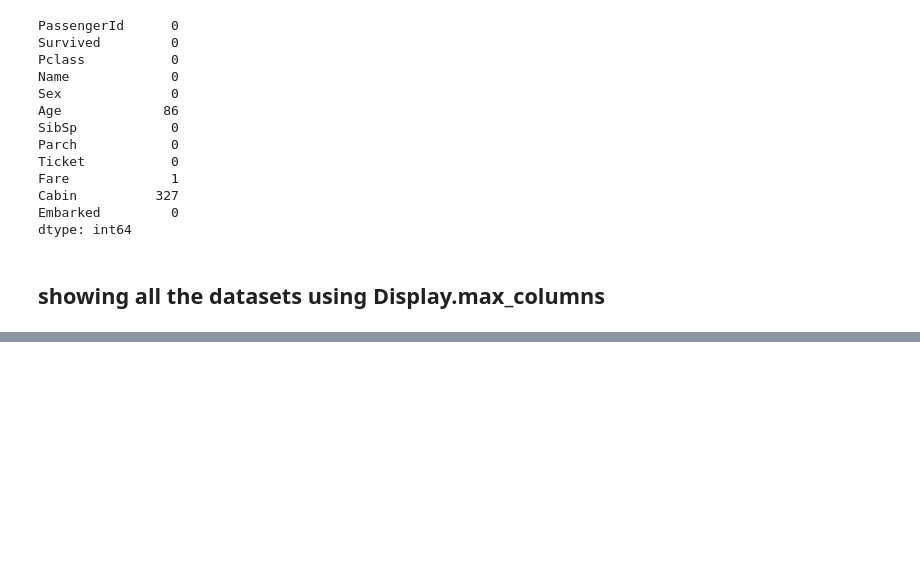
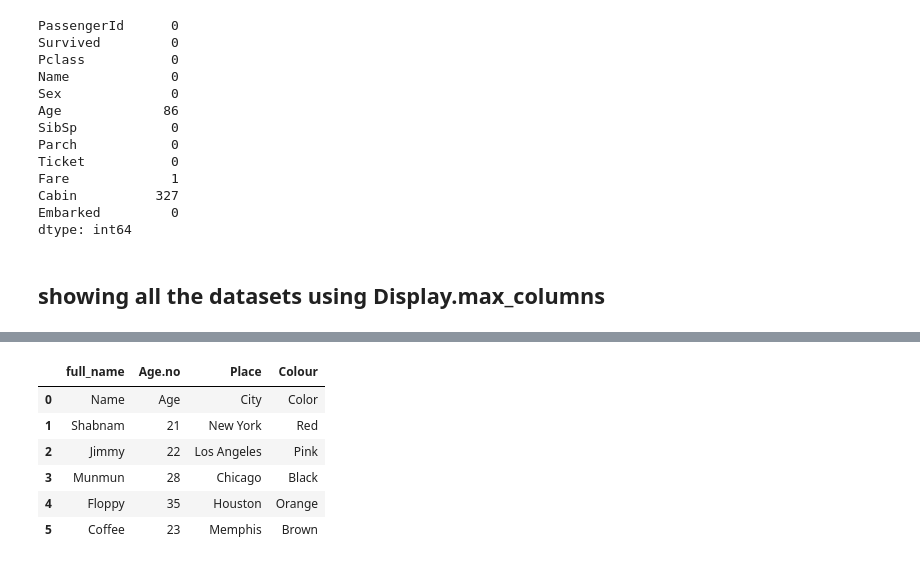
Before and after one commit to shabnamkarki24/Pandas, a Jupyter notebook: pandas_practice.ipynb, the cells around one changed output, grey strips where cells are left out. Saved outputs shown, nothing was run; the diff lists cells and outputs as text; code cells hidden in the pictures; blank space fills up the shorter version.

```diff
--- a/pandas_practice.ipynb
+++ b/pandas_practice.ipynb
@@ -619,0 +793,12 @@ print(df)
+# %%
+headers= ['full_name', 'Age.no', 'Place', 'Colour']
+df=pd.read_csv("csv_data/data.csv", header=None, names=headers)
+df
+# %% [output]
+|  | full_name | Age.no | Place | Colour |
+| 0 | Name | Age | City | Color |
+| 1 | Shabnam | 21 | New York | Red |
+| 2 | Jimmy | 22 | Los Angeles | Pink |
+| 3 | Munmun | 28 | Chicago | Black |
+| 4 | Floppy | 35 | Houston | Orange |
+| 5 | Coffee | 23 | Memphis | Brown |
```
Also changed, not shown: parts of 61 cells of this notebook, 1 other file.
